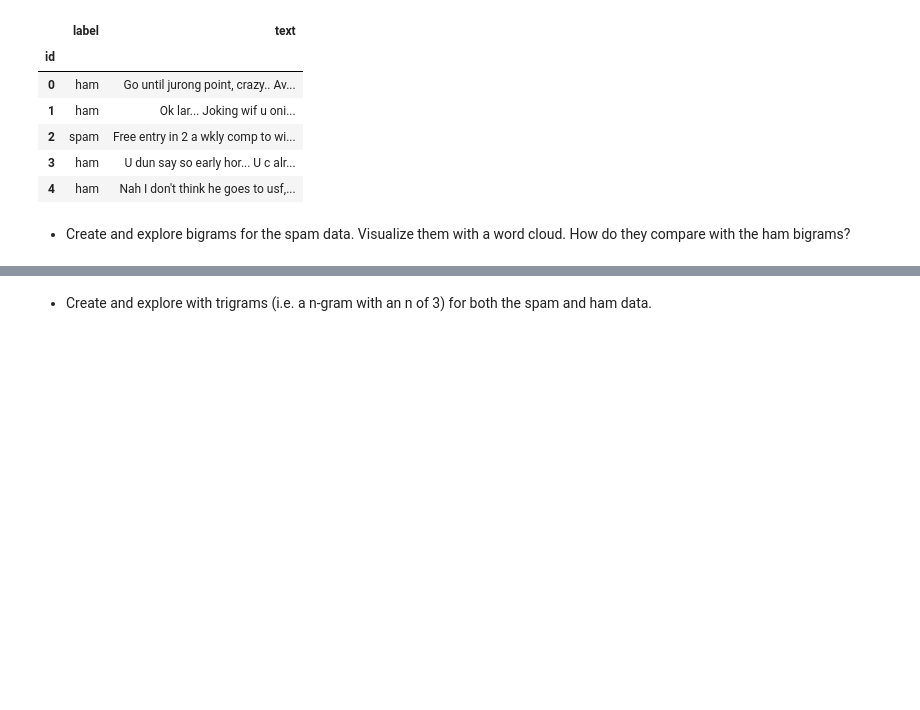
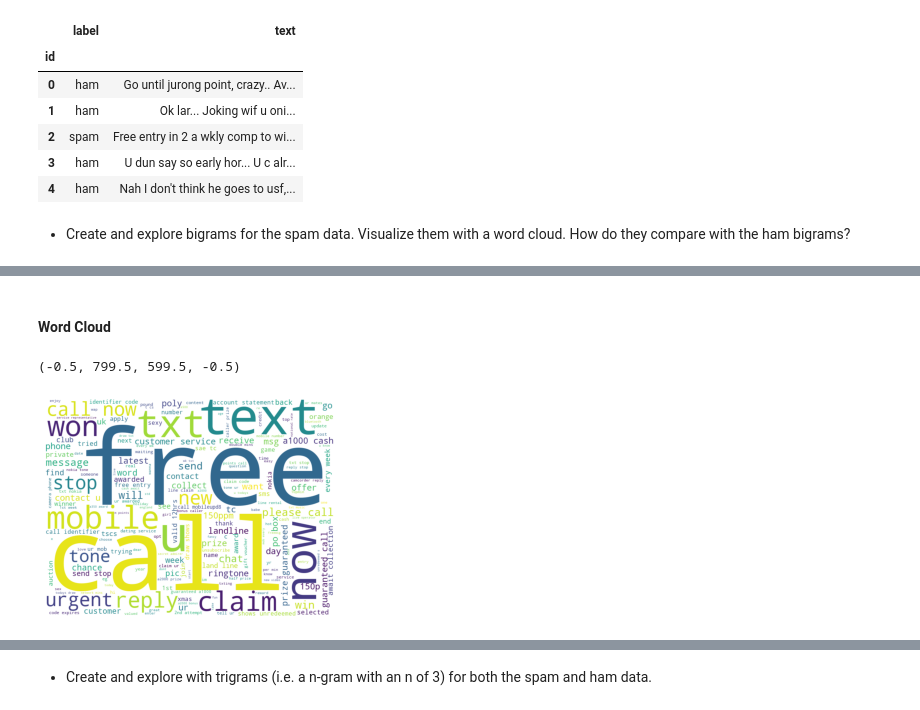
Before and after one commit to veronica-f-reyes/natural-language-processing-exercises, a Jupyter notebook: explore.ipynb, the cells around one changed output, grey strips where cells are left out. Cells and saved outputs as stored; diff of their text form; code cells hidden in the pictures; blank space fills up the shorter version.

```diff
--- a/explore.ipynb
+++ b/explore.ipynb
@@ -38,0 +66,11 @@ df.head()
+# %% [markdown]
+#### Word Cloud
+# %%
+from wordcloud import WordCloud
+
+img = WordCloud(background_color='white', width=800, height=600).generate(spam_words)
+plt.imshow(img)
+plt.axis('off')
+# %% [output]
+(-0.5, 799.5, 599.5, -0.5)
+[figure, added]
```
Also changed, not shown: parts of 11 cells of this notebook.
